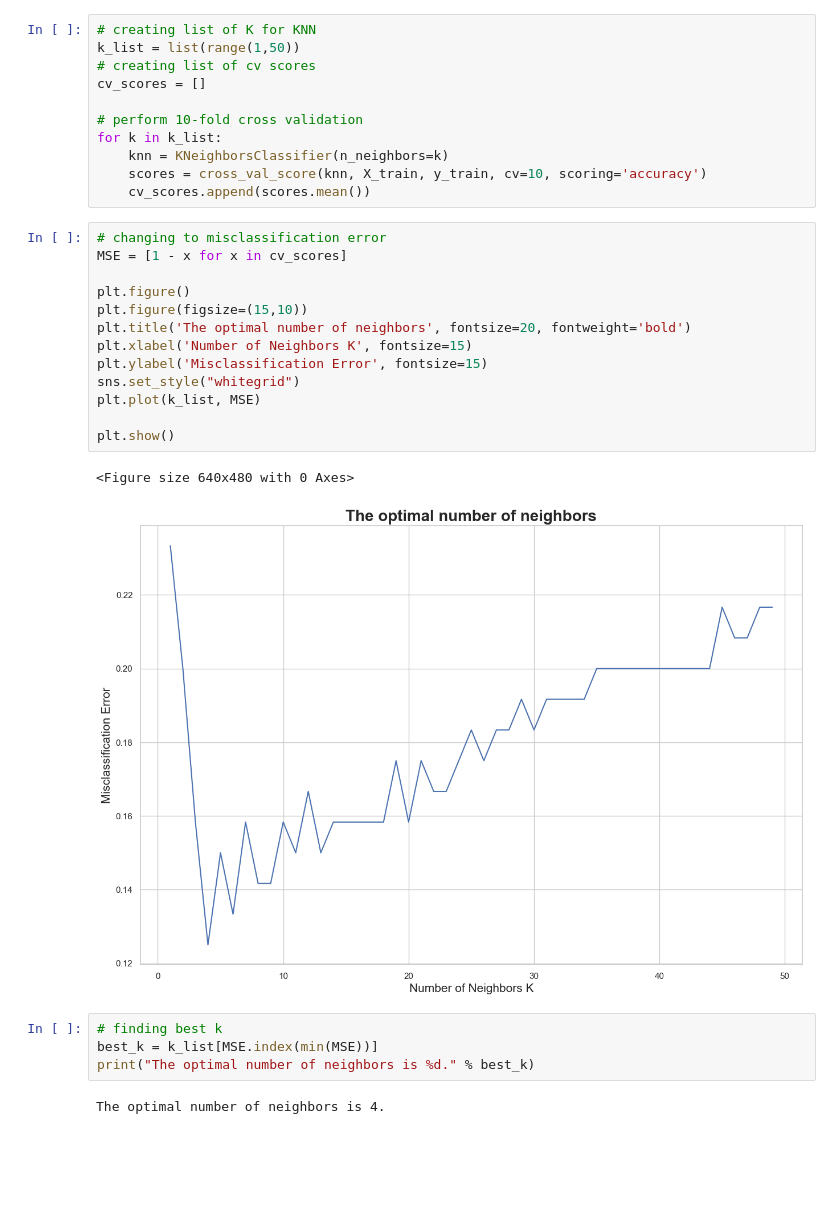
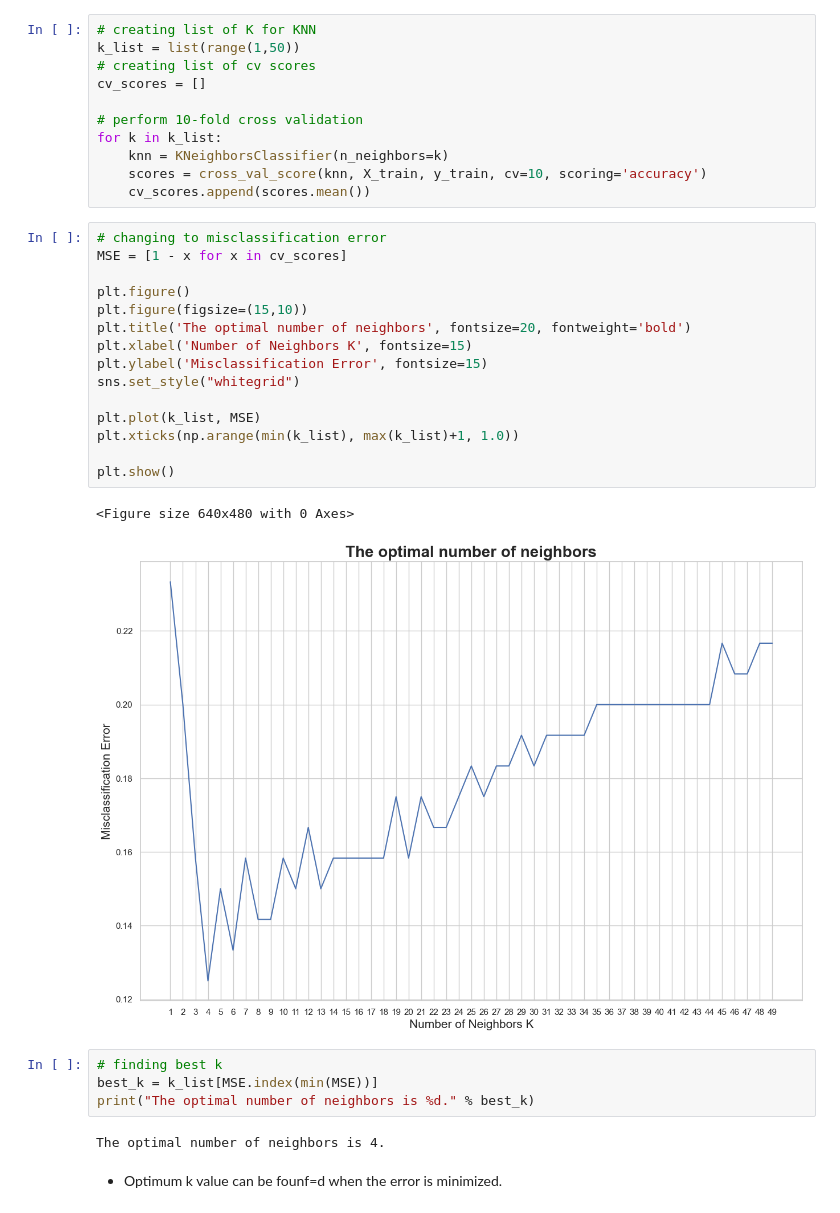
Before and after one commit to ChathuraSilva/Machine_Learning_Algorithms, a Jupyter notebook: knn_task_dataset.ipynb, the cells around one changed output. Cells and saved outputs as stored; diff of their text form; blank space fills up the shorter version.

```diff
--- a/knn_task_dataset.ipynb
+++ b/knn_task_dataset.ipynb
@@ -120,22 +137,26 @@ for k in k_list:
 # %%
 # changing to misclassification error
 MSE = [1 - x for x in cv_scores]
 
 plt.figure()
 plt.figure(figsize=(15,10))
 plt.title('The optimal number of neighbors', fontsize=20, fontweight='bold')
 plt.xlabel('Number of Neighbors K', fontsize=15)
 plt.ylabel('Misclassification Error', fontsize=15)
 sns.set_style("whitegrid")
+
 plt.plot(k_list, MSE)
+plt.xticks(np.arange(min(k_list), max(k_list)+1, 1.0))
 
 plt.show()
 # %% [output]
 <Figure size 640x480 with 0 Axes>
-[figure, old version]
+[figure, new version]
 # %%
 # finding best k
 best_k = k_list[MSE.index(min(MSE))]
 print("The optimal number of neighbors is %d." % best_k)
 # %% [output]
 The optimal number of neighbors is 4.
+# %% [markdown]
+* Optimum k value can be founf=d when the error is minimized.
```
Also changed, not shown: parts of 3 cells of this notebook, 1 other file.
